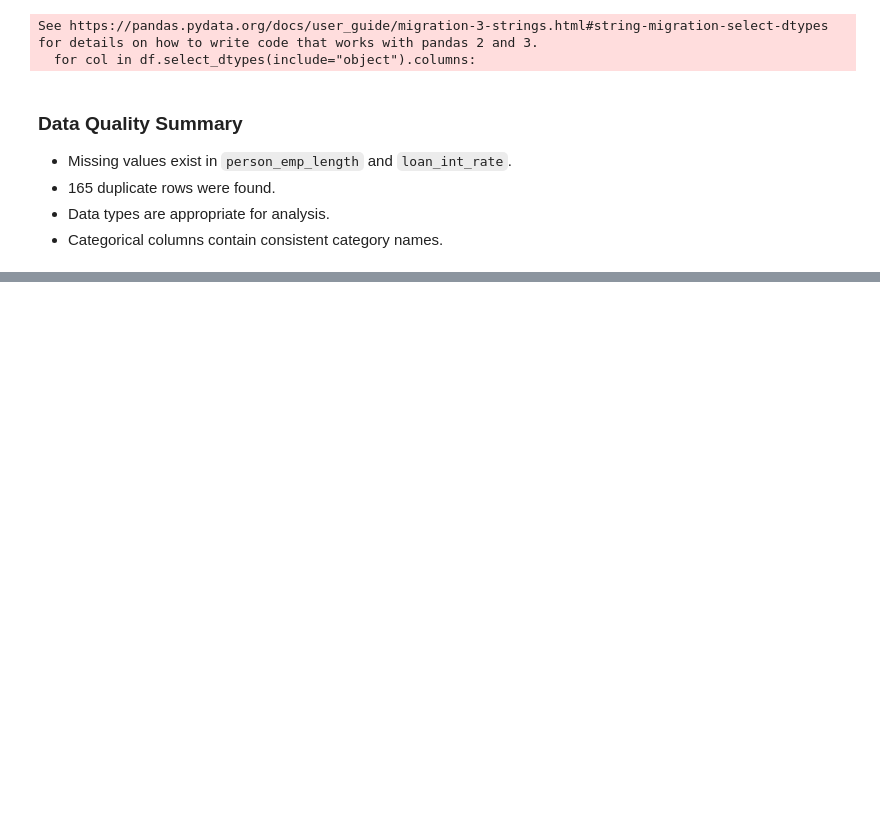
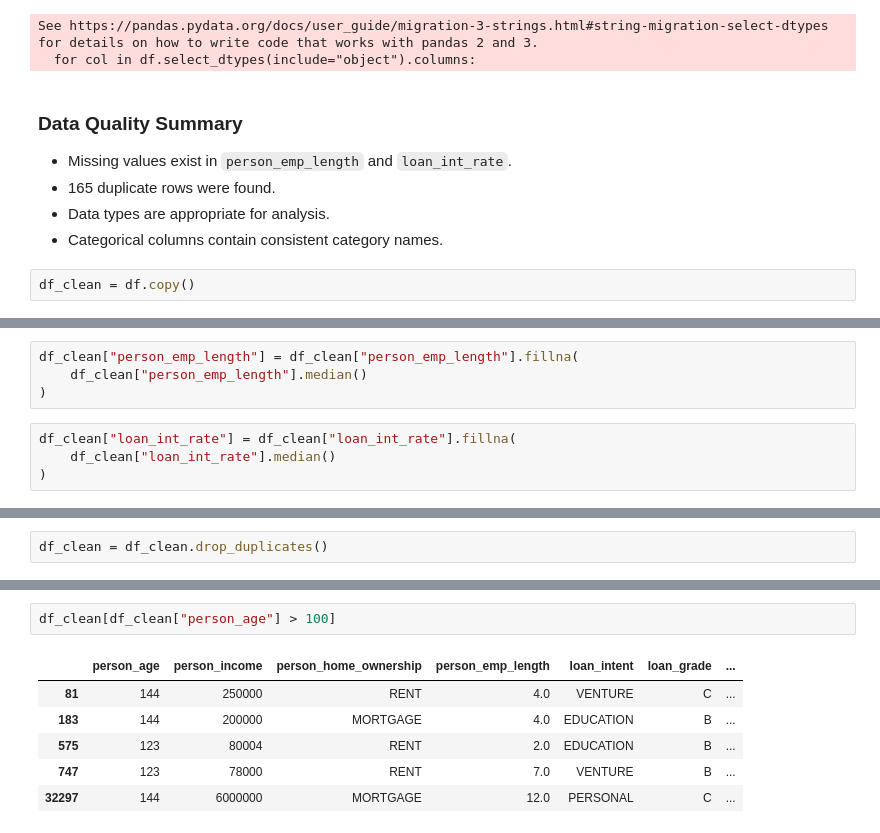
Before and after one commit to charank006/credit-risk-eda, a Jupyter notebook: notebooks/credit_eda.ipynb, the cells around one changed output, grey strips where cells are left out. Drawn from its saved outputs; the diff is of its cells as text; blank space fills up the shorter version.

Commit message:
Data cleaned and handled missing values

```diff
--- a/notebooks/credit_eda.ipynb
+++ b/notebooks/credit_eda.ipynb
@@ -275,3 +275,5 @@ See https://pandas.pydata.org/docs/user_guide/migration-3-strings.html#string-mi
 - 165 duplicate rows were found.
 - Data types are appropriate for analysis.
 - Categorical columns contain consistent category names.
+# %%
+df_clean = df.copy()
@@ -277,0 +296,8 @@ See https://pandas.pydata.org/docs/user_guide/migration-3-strings.html#string-mi
+# %%
+df_clean["person_emp_length"] = df_clean["person_emp_length"].fillna(
+    df_clean["person_emp_length"].median()
+)
+# %%
+df_clean["loan_int_rate"] = df_clean["loan_int_rate"].fillna(
+    df_clean["loan_int_rate"].median()
+)
@@ -277,0 +325,2 @@ See https://pandas.pydata.org/docs/user_guide/migration-3-strings.html#string-mi
+# %%
+df_clean = df_clean.drop_duplicates()
@@ -277,0 +365,9 @@ See https://pandas.pydata.org/docs/user_guide/migration-3-strings.html#string-mi
+# %%
+df_clean[df_clean["person_age"] > 100]
+# %% [output]
+|  | person_age | person_income | person_home_ownership | person_emp_length | loan_intent | loan_grade | ... |
+| 81 | 144 | 250000 | RENT | 4.0 | VENTURE | C | ... |
+| 183 | 144 | 200000 | MORTGAGE | 4.0 | EDUCATION | B | ... |
+| 575 | 123 | 80004 | RENT | 2.0 | EDUCATION | B | ... |
+| 747 | 123 | 78000 | RENT | 7.0 | VENTURE | B | ... |
+| 32297 | 144 | 6000000 | MORTGAGE | 12.0 | PERSONAL | C | ... |
```
Also changed, not shown: parts of 13 cells of this notebook.
